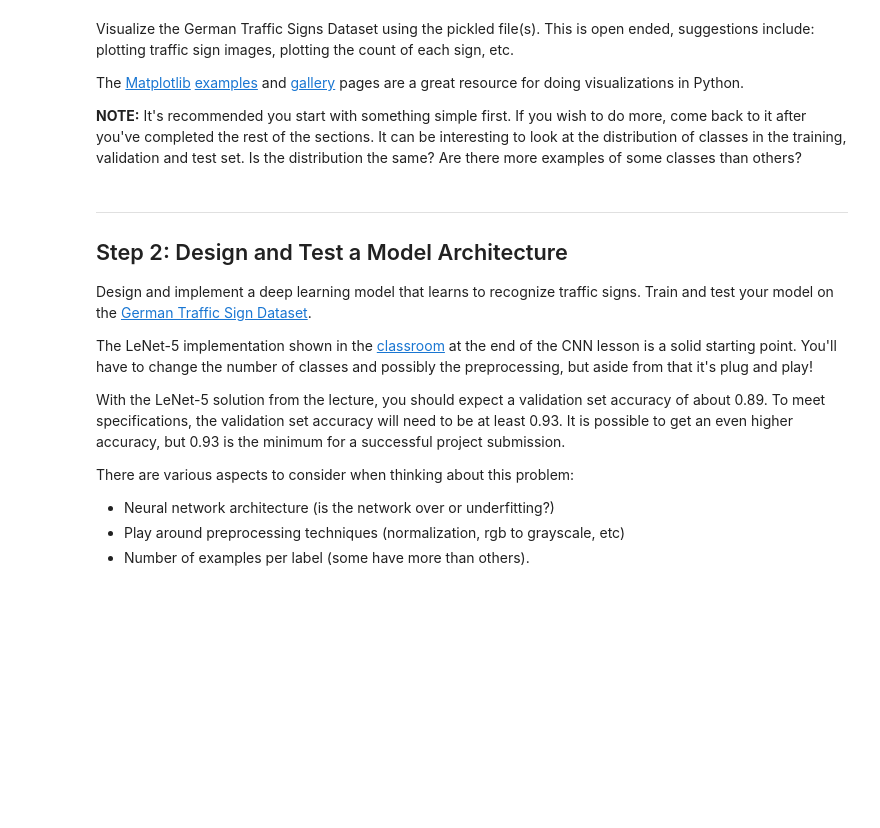
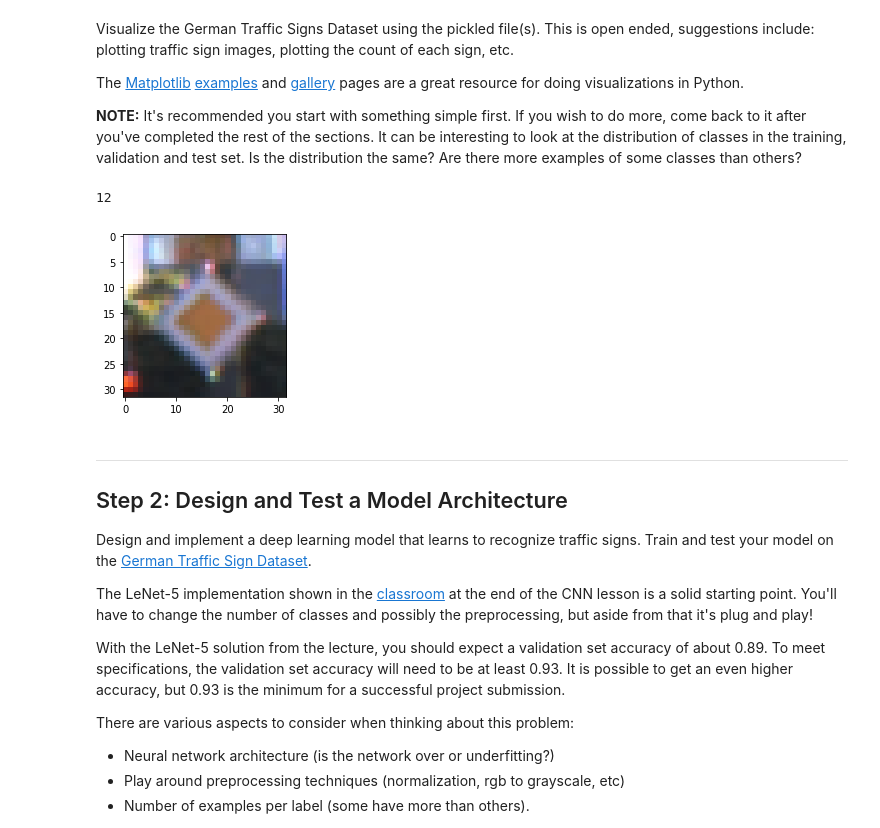
Before and after one commit to urs-waldmann/CarND-Traffic-Sign-Classifier-Project, a Jupyter notebook: Traffic_Sign_Classifier.ipynb, the cells around one changed output. Drawn from its saved outputs; the diff is of its cells as text; code cells hidden in the pictures; blank space fills up the shorter version.

Commit message:
Finish Step0, 1 and 2 of project

```diff
--- a/Traffic_Sign_Classifier.ipynb
+++ b/Traffic_Sign_Classifier.ipynb
@@ -25,9 +25,9 @@ import pickle
 
 # TODO: Fill this in based on where you saved the training and testing data
 
-training_file = /home/carnd/CarND-Traffic-Sign-Classifier-Project/traffic-signs-data/train.p
-validation_file=/home/carnd/CarND-Traffic-Sign-Classifier-Project/traffic-signs-data/valid.p
-testing_file = /home/carnd/CarND-Traffic-Sign-Classifier-Project/traffic-signs-data/test.p
+training_file = "/home/carnd/CarND-Traffic-Sign-Classifier-Project/traffic-signs-data/train.p"
+validation_file= "/home/carnd/CarND-Traffic-Sign-Classifier-Project/traffic-signs-data/valid.p"
+testing_file = "/home/carnd/CarND-Traffic-Sign-Classifier-Project/traffic-signs-data/test.p"
 
 with open(training_file, mode='rb') as f:
     train = pickle.load(f)
@@ -88,9 +102,20 @@ The [Matplotlib](http://matplotlib.org/) [examples](http://matplotlib.org/exampl
 # %%
 ### Data exploration visualization code goes here.
 ### Feel free to use as many code cells as needed.
 import matplotlib.pyplot as plt
+import random
 # Visualizations will be shown in the notebook.
 %matplotlib inline
+
+index = random.randint(0, len(X_train))
+image = X_train[index].squeeze()
+
+plt.figure(figsize=(3,3))
+plt.imshow(image)
+print(y_train[index])
+# %% [output]
+12
+[figure, added]
 # %% [markdown]
 ----
 
```
Also changed, not shown: parts of 20 cells of this notebook.
